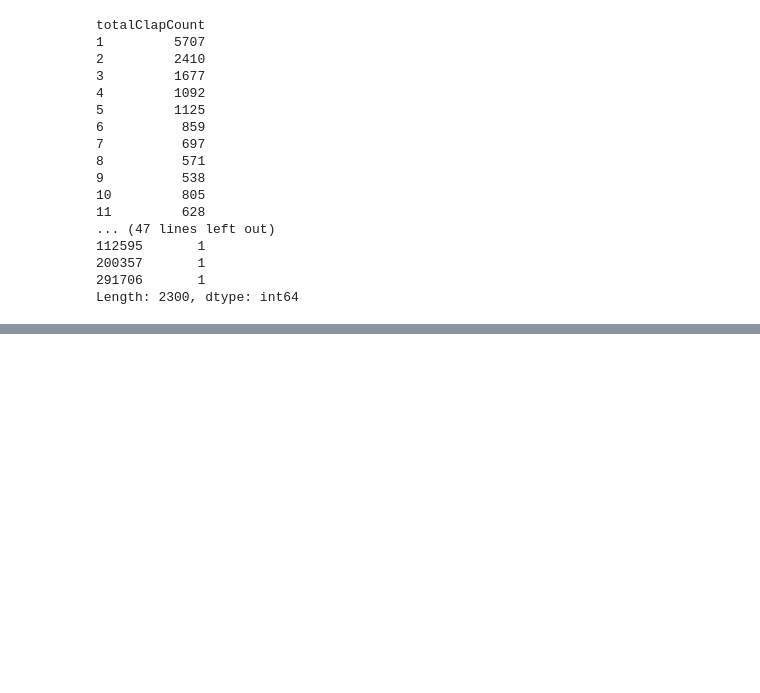
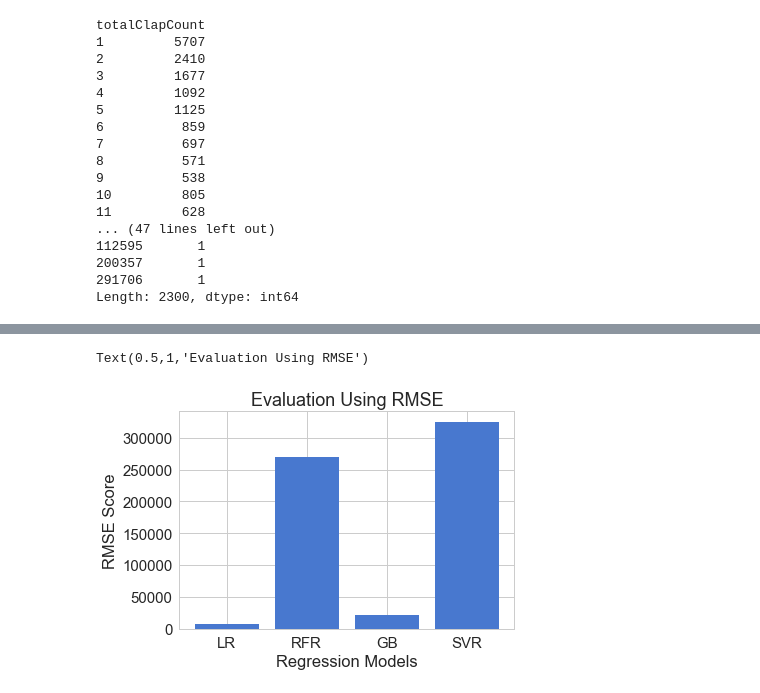
Before and after one commit to devashishnyati/MediumStories, a Jupyter notebook: medium.ipynb, the cells around one changed output, grey strips where cells are left out. Saved outputs shown, nothing was run; the diff lists cells and outputs as text; code cells hidden in the pictures; blank space fills up the shorter version.

```diff
--- a/medium.ipynb
+++ b/medium.ipynb
@@ -117,0 +387,8 @@ Length: 2300, dtype: int64
+# %%
+plt.bar(reg, rmse)
+plt.xlabel('Regression Models')
+plt.ylabel('RMSE Score')
+plt.title('Evaluation Using RMSE')
+# %% [output]
+Text(0.5,1,'Evaluation Using RMSE')
+[figure, added]
```
Also changed, not shown: parts of 43 cells of this notebook, 32 other files.
